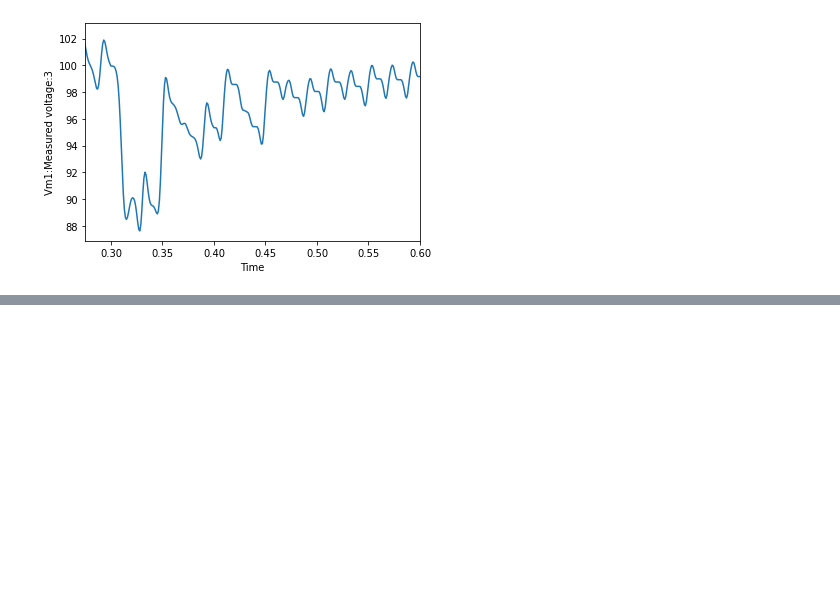
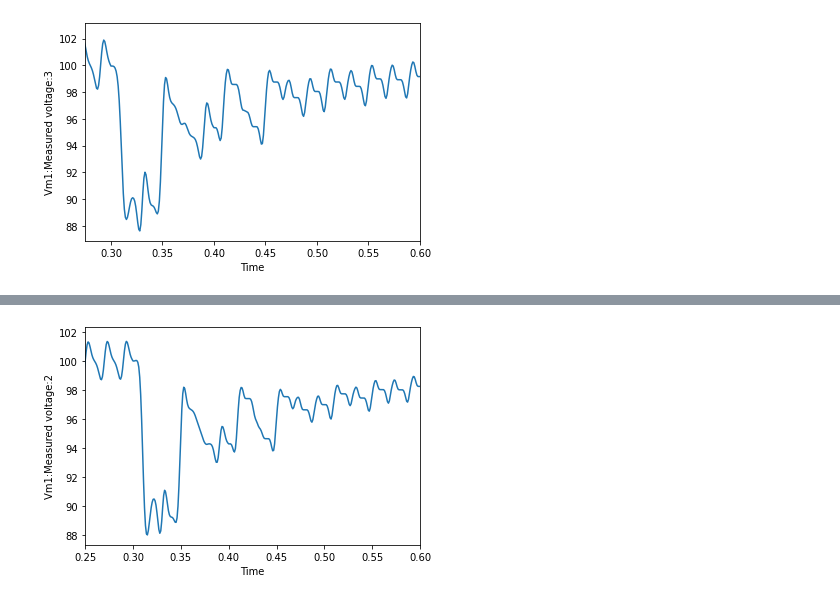
Before and after one commit to cholmess/Electric_Grid_Prediction, a Jupyter notebook: notebooks/Data Exploration.ipynb, the cells around one changed output, grey strips where cells are left out. Cells and saved outputs as stored; diff of their text form; code cells hidden in the pictures; blank space fills up the shorter version.

```diff
--- a/notebooks/Data Exploration.ipynb
+++ b/notebooks/Data Exploration.ipynb
@@ -318,3 +335,7 @@ plt.xlim(0.275, 0.6)
 plt.show()
 # %% [output]
 [figure]
+# %%
+# Inspecting second file
+df_test_ataque_60porcP_OpDB = pd.read_csv('Imbalanced_Attacked/test_ataque_60porcP_OpDB.csv')
+df_test_ataque_60porcP_OpDB
@@ -320,0 +356,6 @@ plt.show()
+# %%
+sns.lineplot(x=df_test_ataque_60porcP_OpDB['Time'],y=df_test_ataque_60porcP_OpDB['Vm1:Measured voltage:2'])
+plt.xlim(0.25, 0.6)
+plt.show()
+# %% [output]
+[figure, added]
```
Also changed, not shown: parts of 20 cells of this notebook.
